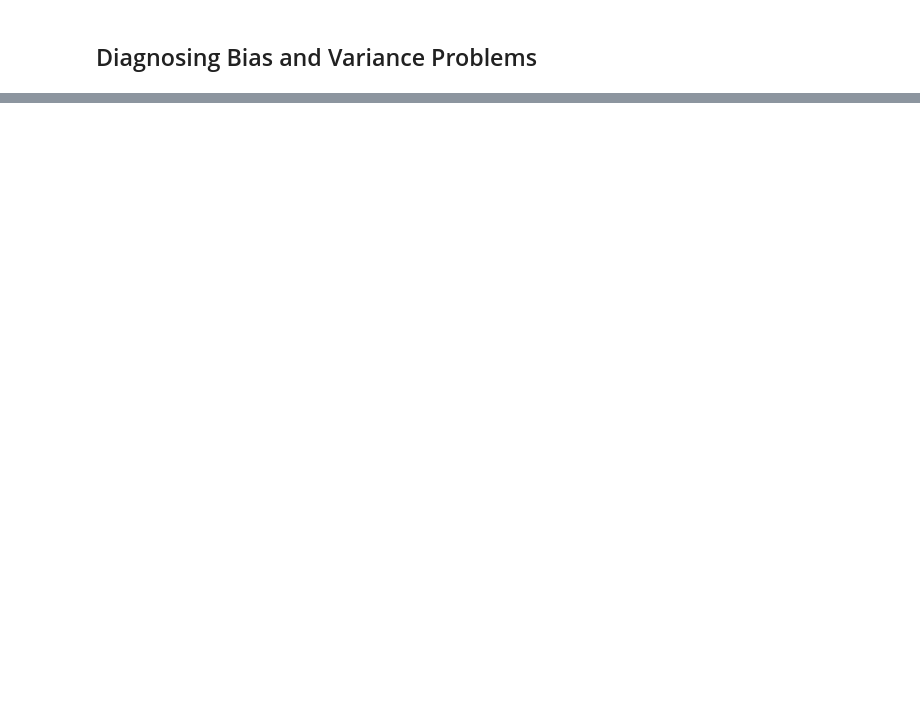
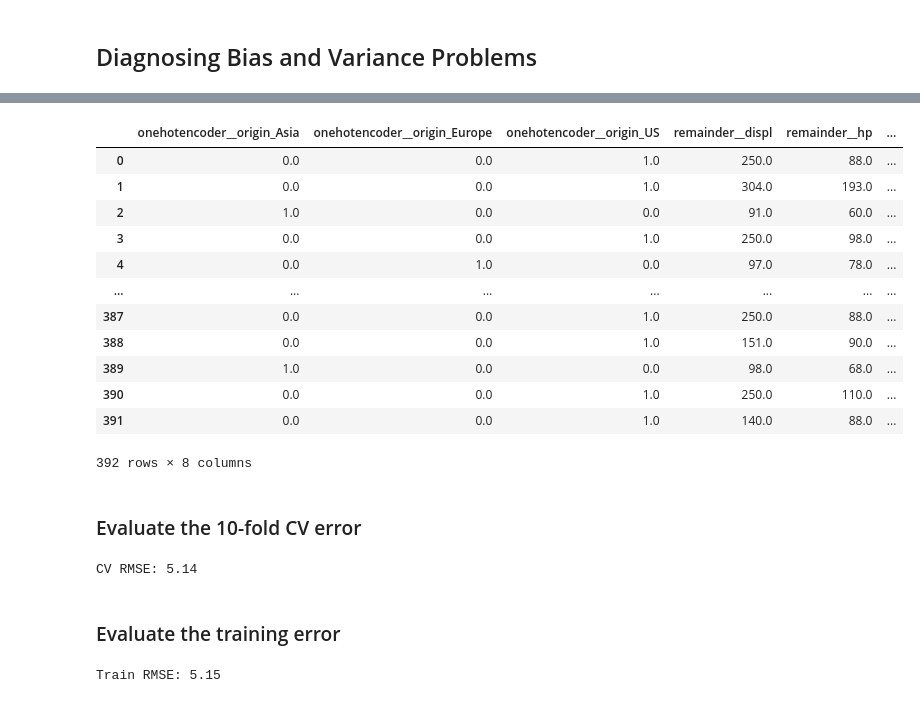
Before and after one commit to PaulToronto/DataCamp-Track---Machine-Learning-Scientist-in-Python, a Jupyter notebook: 6_2_Machine_Learning_with_Tree_Based_Models_in_Python_The_Bias_Variance_Tradeoff.ipynb, the cells around one changed output, grey strips where cells are left out. Drawn from its saved outputs; the diff is of its cells as text; code cells hidden in the pictures; blank space fills up the shorter version.

```diff
--- a/6_2_Machine_Learning_with_Tree_Based_Models_in_Python_The_Bias_Variance_Tradeoff.ipynb
+++ b/6_2_Machine_Learning_with_Tree_Based_Models_in_Python_The_Bias_Variance_Tradeoff.ipynb
@@ -167,0 +228,9 @@ $$
+# %%
+# set seed for reproducibility
+SEED = 123
+
+# split data
+X_train, X_test, y_train, y_test = train_test_split(X, y,
+                                                    test_size=0.3,
+                                                    random_state=SEED)
+X_train.shape, X_test.shape, y_train.shape, y_test.shape
@@ -167,0 +239,8 @@ $$
+# %%
+preprocessor = make_column_transformer(
+    (OneHotEncoder(sparse_output=False), ['origin']),
+    remainder='passthrough',
+    force_int_remainder_cols=False
+)
+# %%
+preprocessor.fit(X_train)
@@ -167,0 +309,20 @@ $$
+# %%
+X = preprocessor.fit_transform(X)
+X = pd.DataFrame(X,
+                 columns=preprocessor.get_feature_names_out(),
+                 index=auto.index)
+X
+# %% [output]
+|  | onehotencoder__origin_Asia | onehotencoder__origin_Europe | onehotencoder__origin_US | remainder__displ | remainder__hp | ... |
+| 0 | 0.0 | 0.0 | 1.0 | 250.0 | 88.0 | ... |
+| 1 | 0.0 | 0.0 | 1.0 | 304.0 | 193.0 | ... |
+| 2 | 1.0 | 0.0 | 0.0 | 91.0 | 60.0 | ... |
+| 3 | 0.0 | 0.0 | 1.0 | 250.0 | 98.0 | ... |
+| 4 | 0.0 | 1.0 | 0.0 | 97.0 | 78.0 | ... |
+| ... | ... | ... | ... | ... | ... | ... |
+| 387 | 0.0 | 0.0 | 1.0 | 250.0 | 88.0 | ... |
+| 388 | 0.0 | 0.0 | 1.0 | 151.0 | 90.0 | ... |
+| 389 | 1.0 | 0.0 | 0.0 | 98.0 | 68.0 | ... |
+| 390 | 0.0 | 0.0 | 1.0 | 250.0 | 110.0 | ... |
+| 391 | 0.0 | 0.0 | 1.0 | 140.0 | 88.0 | ... |
+392 rows × 8 columns
@@ -167,0 +338,31 @@ $$
+# %% [markdown]
+### Evaluate the 10-fold CV error
+# %%
+# Compute the array containing the 10-folds CV MSEs
+MSE_CV_scores = - cross_val_score(dt, X_train, y_train, cv=10,
+                       scoring='neg_mean_squared_error',
+                       n_jobs=-1)
+
+# Compute the 10-folds CV RMSE
+RMSE_CV = (MSE_CV_scores.mean())**(1/2)
+
+# Print RMSE_CV
+print('CV RMSE: {:.2f}'.format(RMSE_CV))
+# %% [output]
+CV RMSE: 5.14
+# %% [markdown]
+### Evaluate the training error
+# %%
+# Fit dt to the training set
+dt.fit(X_train, y_train)
+
+# Predict the labels of the training set
+y_pred_train = dt.predict(X_train)
+
+# Evaluate the training set RMSE of dt
+RMSE_train = (mean_squared_error(y_train, y_pred_train))**(1/2)
+
+# Print RMSE_train
+print('Train RMSE: {:.2f}'.format(RMSE_train))
+# %% [output]
+Train RMSE: 5.15
```
Also changed, not shown: parts of 29 cells of this notebook.
